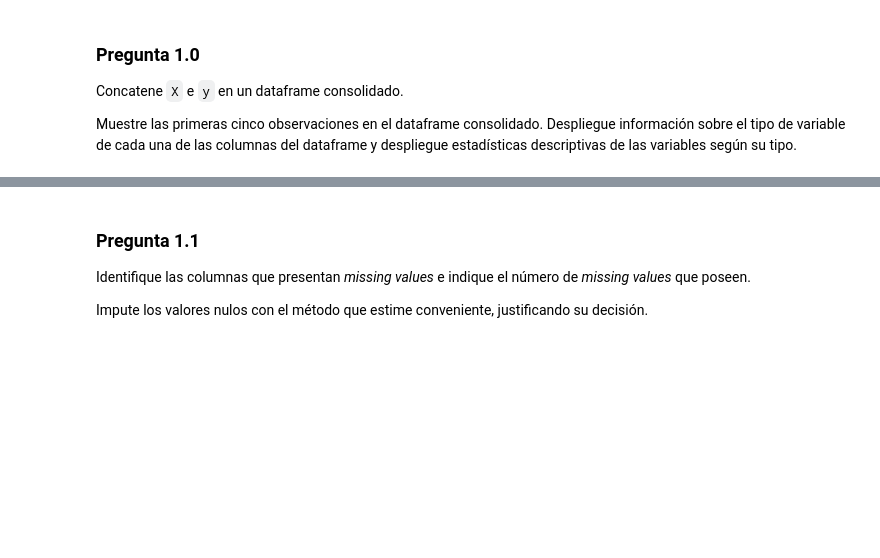
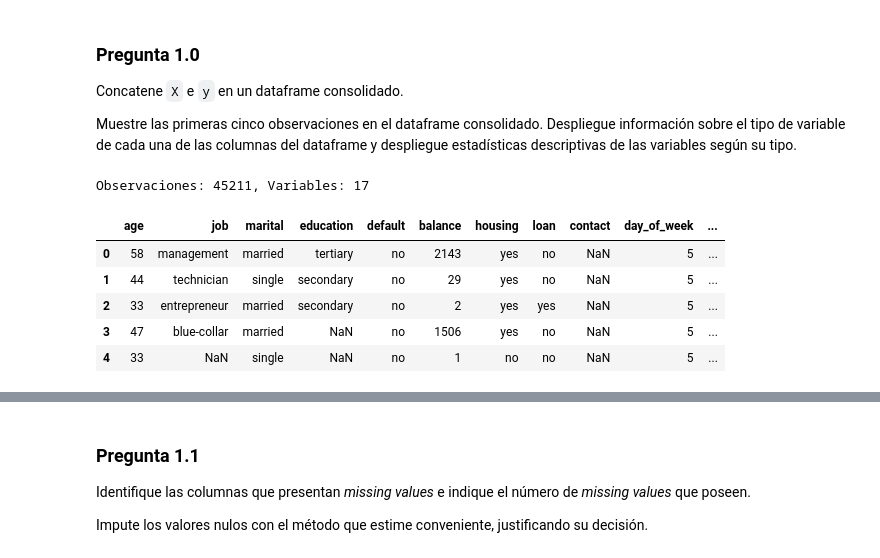
Before and after one commit to catamege/Tarea2-Mege-Lantadilla, a Jupyter notebook: Tarea2-Mege-Lantadilla.ipynb, the cells around one changed output, grey strips where cells are left out. Cells and saved outputs as stored; diff of their text form; code cells hidden in the pictures; blank space fills up the shorter version.

```diff
--- a/Tarea2-Mege-Lantadilla.ipynb
+++ b/Tarea2-Mege-Lantadilla.ipynb
@@ -144,3 +144,19 @@ y = bank_marketing.data.targets
 Concatene `X` e `y` en un dataframe consolidado.
 
 Muestre las primeras cinco observaciones en el dataframe consolidado. Despliegue información sobre el tipo de variable de cada una de las columnas del dataframe y despliegue estadísticas descriptivas de las variables según su tipo.
+# %%
+import pandas as pd
+
+# Unir features (X) y target (y) en un solo dataframe
+df = pd.concat([X, y], axis=1)
+# %%
+print(f"Observaciones: {df.shape[0]}, Variables: {df.shape[1]}")
+df.head()
+# %% [output]
+Observaciones: 45211, Variables: 17
+|  | age | job | marital | education | default | balance | housing | loan | contact | day_of_week | ... |
+| 0 | 58 | management | married | tertiary | no | 2143 | yes | no | NaN | 5 | ... |
+| 1 | 44 | technician | single | secondary | no | 29 | yes | no | NaN | 5 | ... |
+| 2 | 33 | entrepreneur | married | secondary | no | 2 | yes | yes | NaN | 5 | ... |
+| 3 | 47 | blue-collar | married | NaN | no | 1506 | yes | no | NaN | 5 | ... |
+| 4 | 33 | NaN | single | NaN | no | 1 | no | no | NaN | 5 | ... |
```
Also changed, not shown: parts of 5 cells of this notebook.
